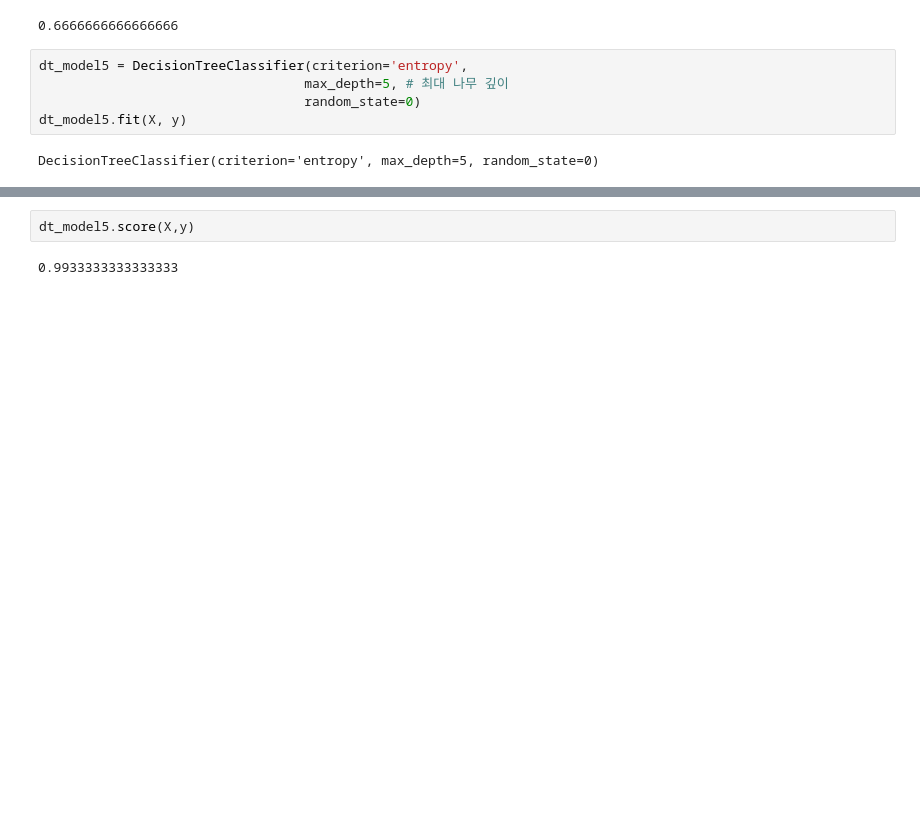
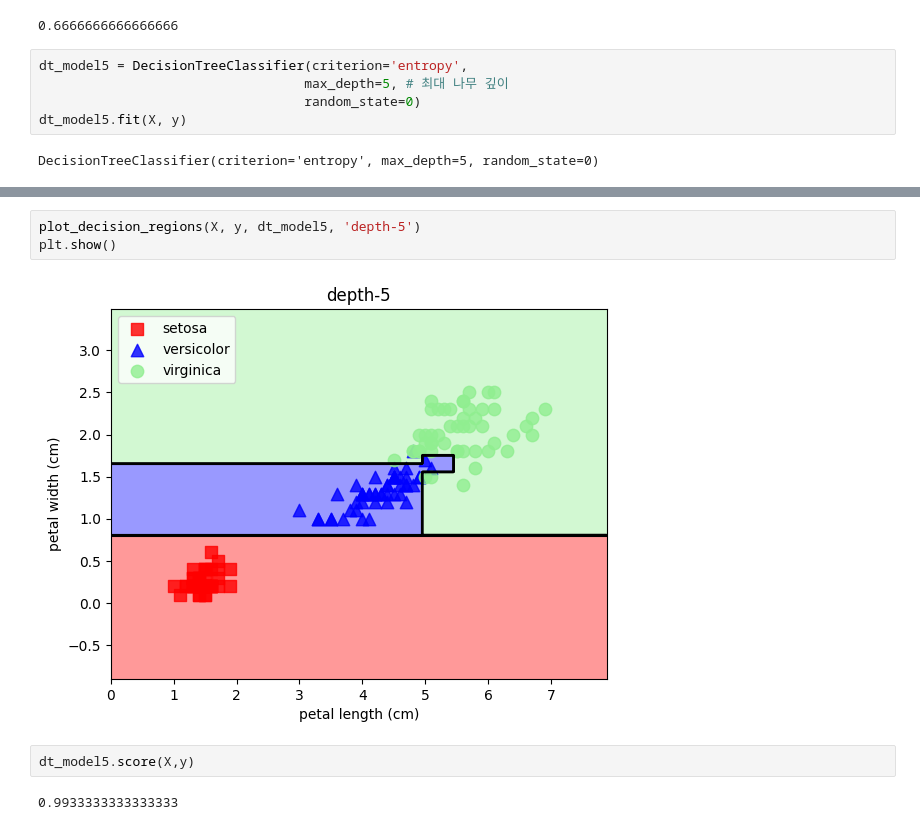
Before and after one commit to OKz4p/ai, a Jupyter notebook: source/08_MachineLearning/3장_분류분석.ipynb, the cells around one changed output, grey strips where cells are left out. Cells and saved outputs as stored; diff of their text form; blank space fills up the shorter version.

```diff
--- a/source/08_MachineLearning/3장_분류분석.ipynb
+++ b/source/08_MachineLearning/3장_분류분석.ipynb
@@ -359,3 +415,8 @@ DecisionTreeClassifier(criterion='entropy', max_depth=5, random_state=0)
+# %%
+plot_decision_regions(X, y, dt_model5, 'depth-5')
+plt.show()
+# %% [output]
+[figure, added]
 # %%
 dt_model5.score(X,y)
 # %% [output]
```
Also changed, not shown: parts of 57 cells of this notebook, 1 other file.
